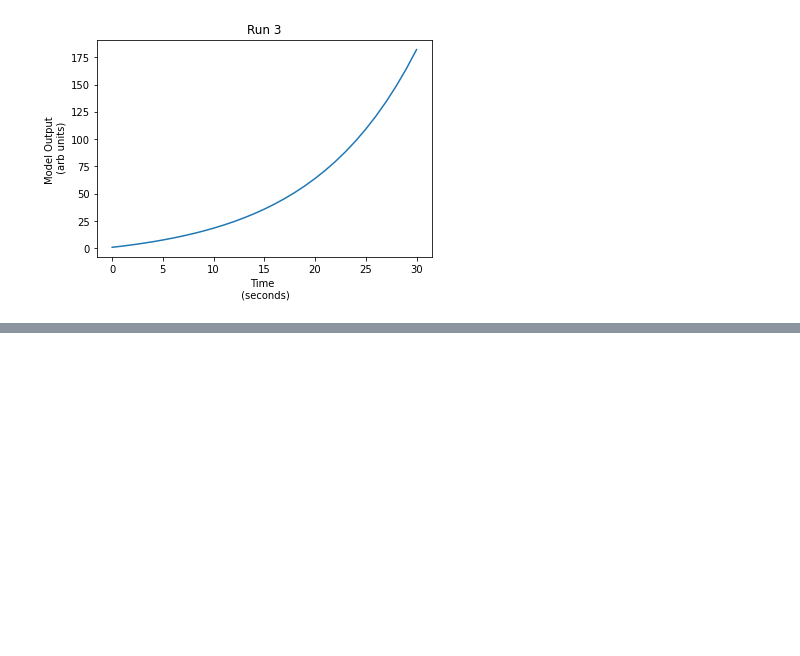
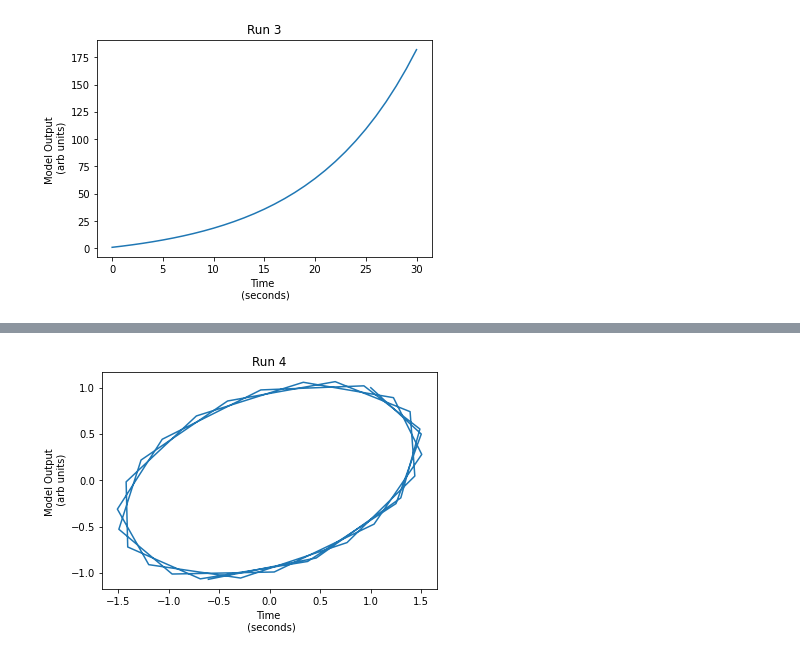
Before and after one commit to grantaguinaldo/ssie, a Jupyter notebook: ssie523/ssie-523-chapter-04-problems.ipynb, the cells around one changed output, grey strips where cells are left out. Saved outputs shown, nothing was run; the diff lists cells and outputs as text; code cells hidden in the pictures; blank space fills up the shorter version.

```diff
--- a/ssie523/ssie-523-chapter-04-problems.ipynb
+++ b/ssie523/ssie-523-chapter-04-problems.ipynb
@@ -96,0 +126,8 @@ plt.show()
+# %%
+plt.plot(run4['xresult'], run4['yresult'])
+plt.xlabel('Time \n (seconds)')
+plt.ylabel('Model Output \n (arb units)')
+plt.title('Run 4')
+plt.show()
+# %% [output]
+[figure, added]
```
Also changed, not shown: parts of 11 cells of this notebook, 2 other files.
